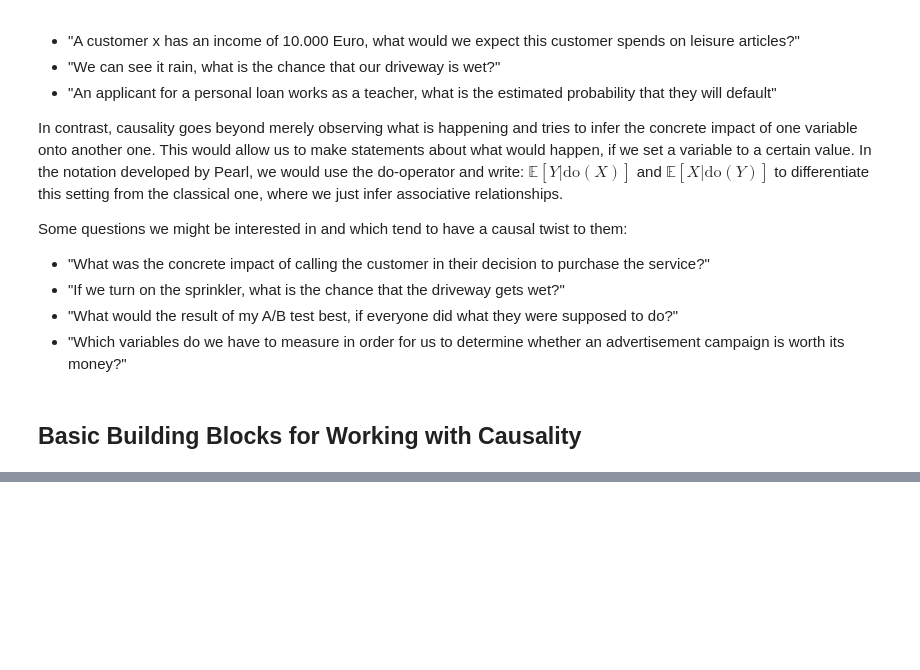
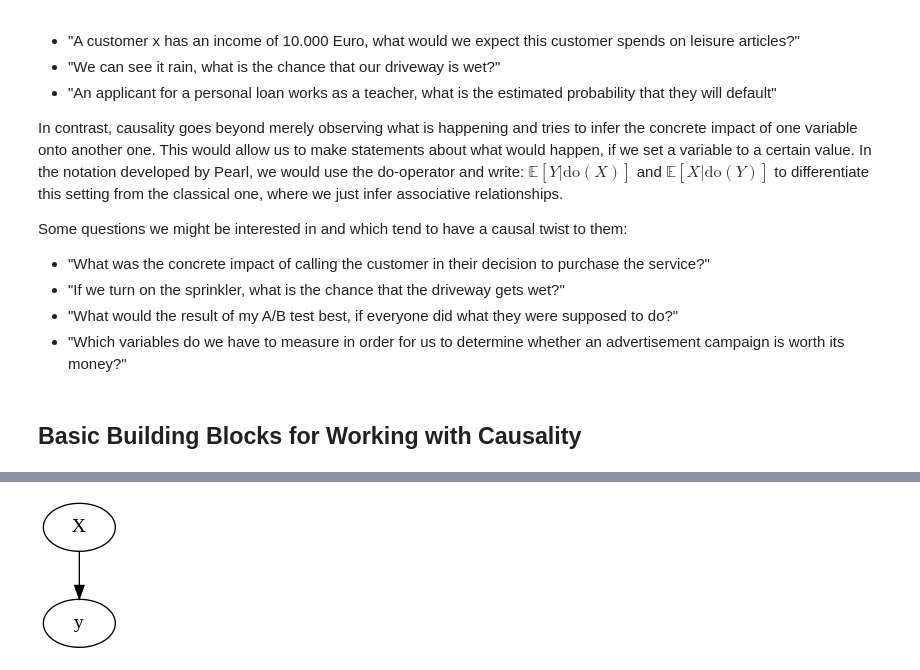
Before and after one commit to RoetGer/applied-causality-booklet, a Jupyter notebook: causality_basics.ipynb, the cells around one changed output, grey strips where cells are left out. Saved outputs shown, nothing was run; the diff lists cells and outputs as text; code cells hidden in the pictures; blank space fills up the shorter version.

Commit message:
Add more content to the graphical view section.

```diff
--- a/causality_basics.ipynb
+++ b/causality_basics.ipynb
@@ -103,0 +109,11 @@ Some questions we might be interested in and which tend to have a causal twist t
+# %%
+dot = Digraph()
+
+dot.node('X')
+dot.node('y')
+
+dot.edges(['Xy'])
+dot.render('Xy_relationship', view=True, format='png')
+Image('Xy_relationship.png')
+# %% [output]
+[figure, added]
```
Also changed, not shown: parts of 12 cells of this notebook.
